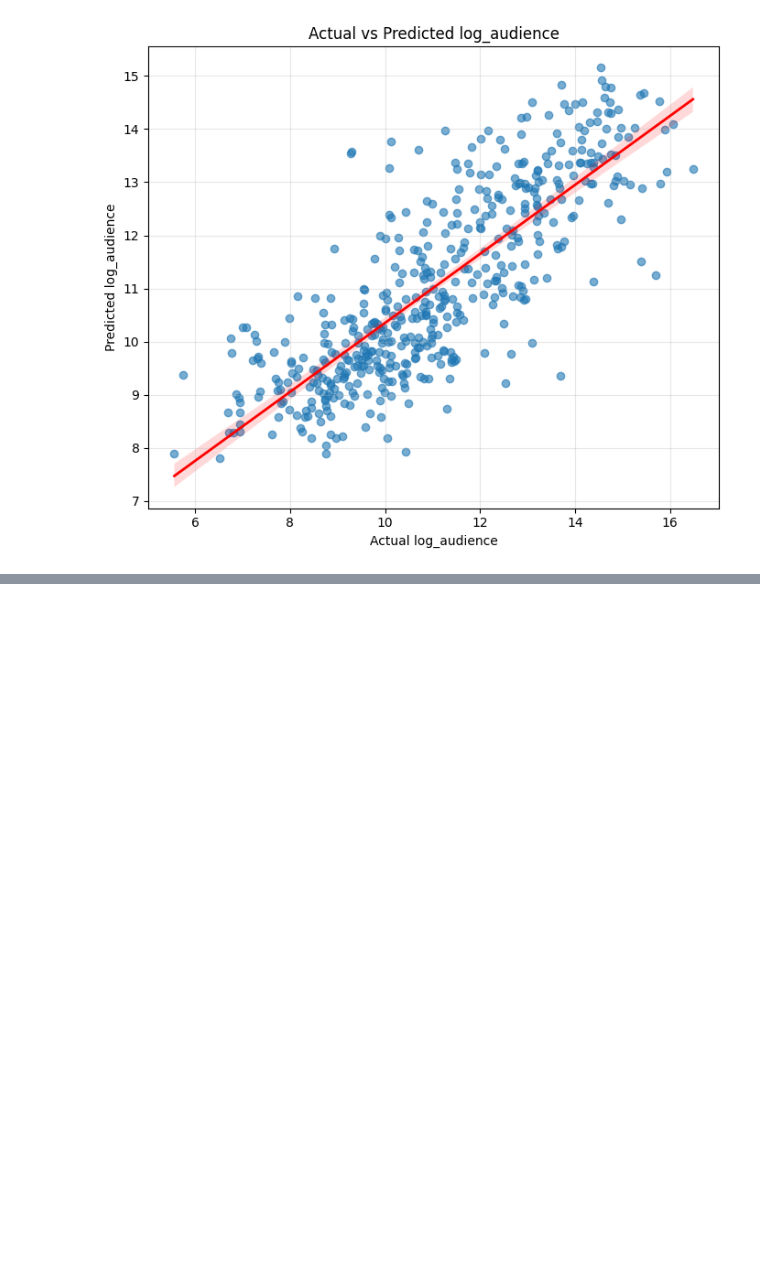
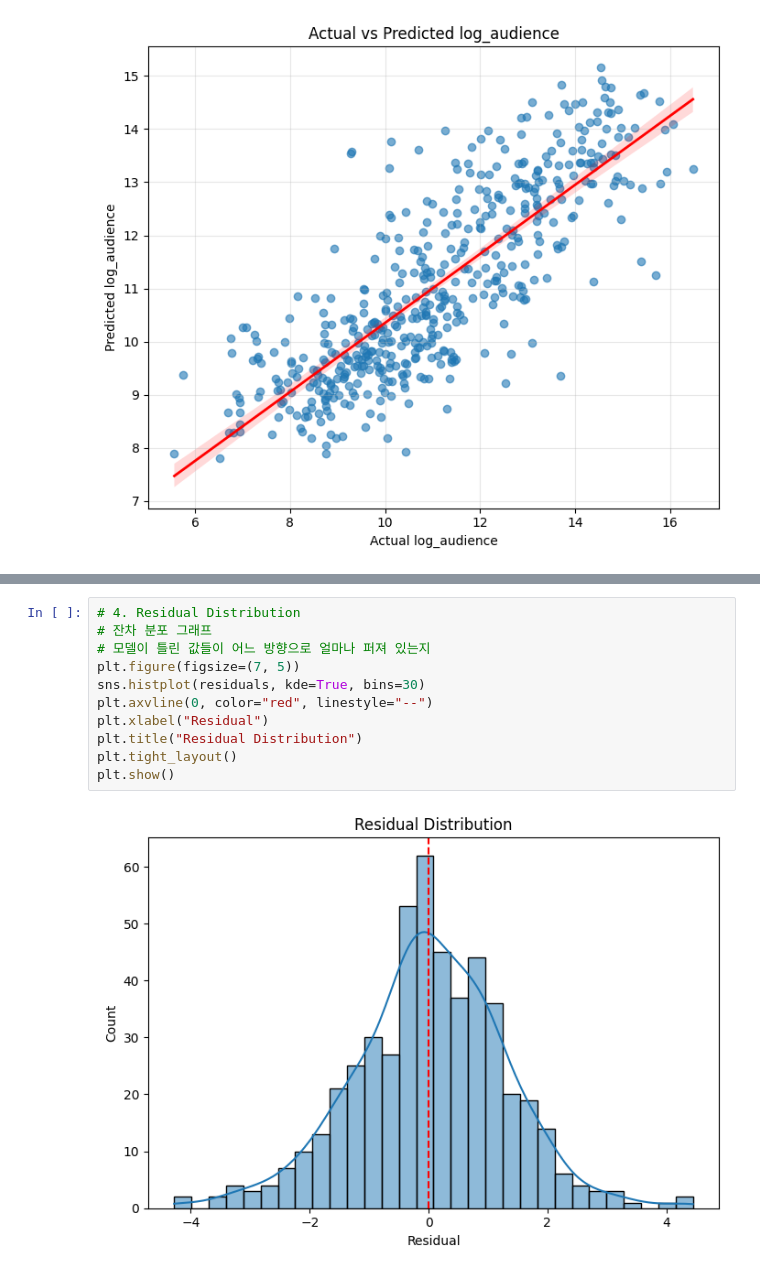
Before and after one commit to SKNETWORKS-FAMILY-AICAMP/SKN30-2nd-4Team, a Jupyter notebook: ml/03_deep_learning_v3.ipynb, the cells around one changed output, grey strips where cells are left out. Saved outputs shown, nothing was run; the diff lists cells and outputs as text; blank space fills up the shorter version.

```diff
--- a/ml/03_deep_learning_v3.ipynb
+++ b/ml/03_deep_learning_v3.ipynb
@@ -720,0 +738,13 @@ plt.show()
+# %%
+# 4. Residual Distribution
+# 잔차 분포 그래프
+# 모델이 틀린 값들이 어느 방향으로 얼마나 퍼져 있는지
+plt.figure(figsize=(7, 5))
+sns.histplot(residuals, kde=True, bins=30)
+plt.axvline(0, color="red", linestyle="--")
+plt.xlabel("Residual")
+plt.title("Residual Distribution")
+plt.tight_layout()
+plt.show()
+# %% [output]
+[figure, added]
```
Also changed, not shown: parts of 2 cells of this notebook.
